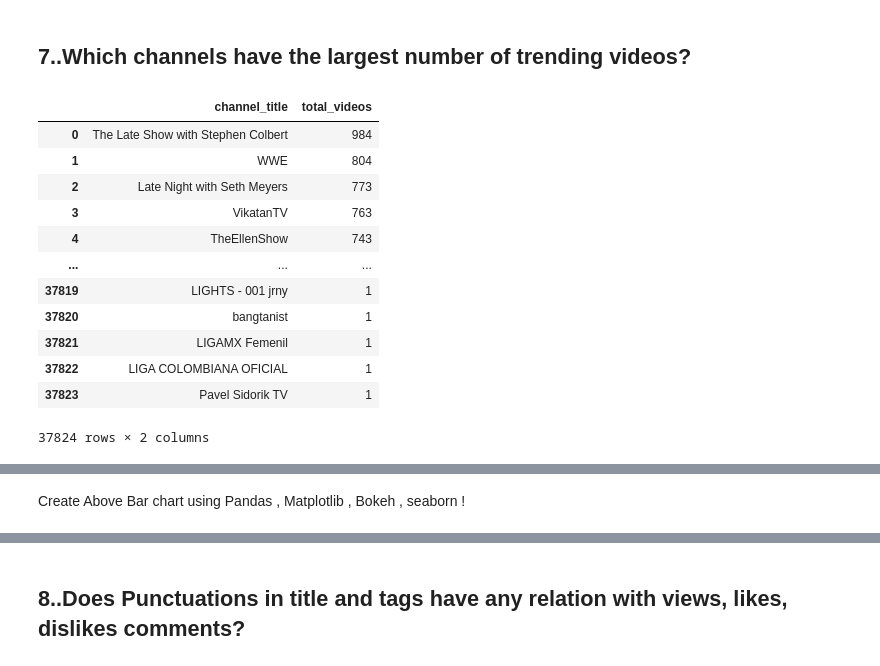
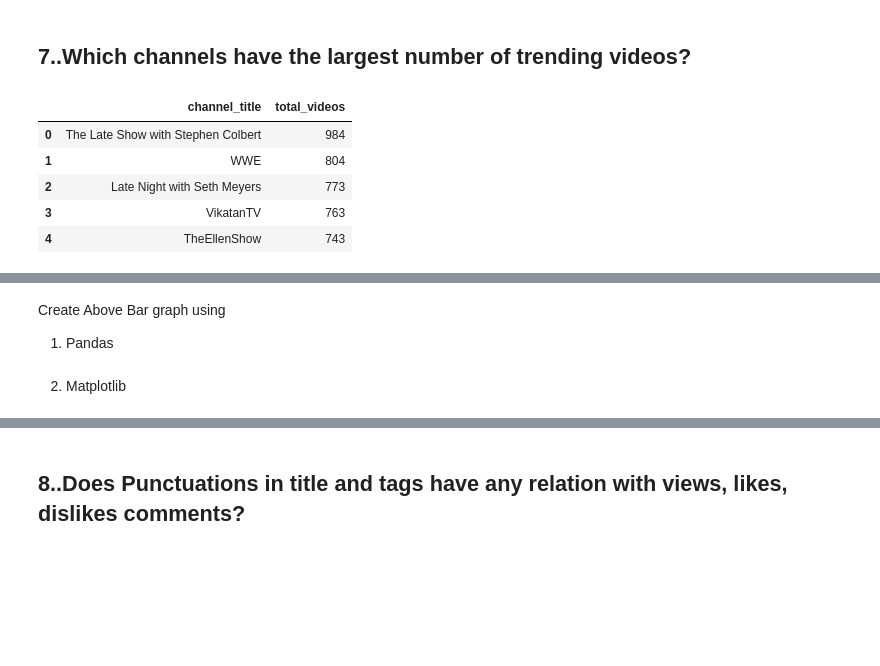
Before and after one commit to dkhiani6/Data-Analysis-Projects, a Jupyter notebook: YouTube Comments Text Analysis/youtube_txt_analysis.ipynb, the cells around one changed output, grey strips where cells are left out. Saved outputs shown, nothing was run; the diff lists cells and outputs as text; code cells hidden in the pictures; blank space fills up the shorter version.

```diff
--- a/YouTube Comments Text Analysis/youtube_txt_analysis.ipynb
+++ b/YouTube Comments Text Analysis/youtube_txt_analysis.ipynb
@@ -656,20 +656,12 @@ Create scatterplot between 'views' & 'likes'
 # %% [markdown]
 ## 7..Which channels have the largest number of trending videos?
 # %%
-cdf=full_df.groupby('channel_title')['video_id'].count().sort_values(ascending=False).to_frame().reset_index().rename(columns={'video_id':'total_videos'})
+total_vids = full_df.groupby('channel_title')['video_id'].count().sort_values(ascending=False).to_frame().reset_index().rename(columns={'video_id':'total_videos'})
+total_vids.head()
+# %% [output]
+|  | channel_title | total_videos |
+| 0 | The Late Show with Stephen Colbert | 984 |
+| 1 | WWE | 804 |
+| 2 | Late Night with Seth Meyers | 773 |
+| 3 | VikatanTV | 763 |
+| 4 | TheEllenShow | 743 |
-# %%
-cdf
-# %% [output]
-|  | channel_title | total_videos |
-| 0 | The Late Show with Stephen Colbert | 984 |
-| 1 | WWE | 804 |
-| 2 | Late Night with Seth Meyers | 773 |
-| 3 | VikatanTV | 763 |
-| 4 | TheEllenShow | 743 |
-| ... | ... | ... |
-| 37819 | LIGHTS - 001 jrny | 1 |
-| 37820 | bangtanist | 1 |
-| 37821 | LIGAMX Femenil | 1 |
-| 37822 | LIGA COLOMBIANA OFICIAL | 1 |
-| 37823 | Pavel Sidorik TV | 1 |
-37824 rows × 2 columns
@@ -680,4 +671,7 @@ px.bar(data_frame=cdf[0:20],x='channel_title',y='total_videos')
 # %% [output]
 [interactive output not drawn]
 # %% [markdown]
-Create Above Bar chart using Pandas , Matplotlib , Bokeh , seaborn !
+Create Above Bar graph using
+1. Pandas
+# %% [markdown]
+2. Matplotlib
```
Also changed, not shown: parts of 16 cells of this notebook.
